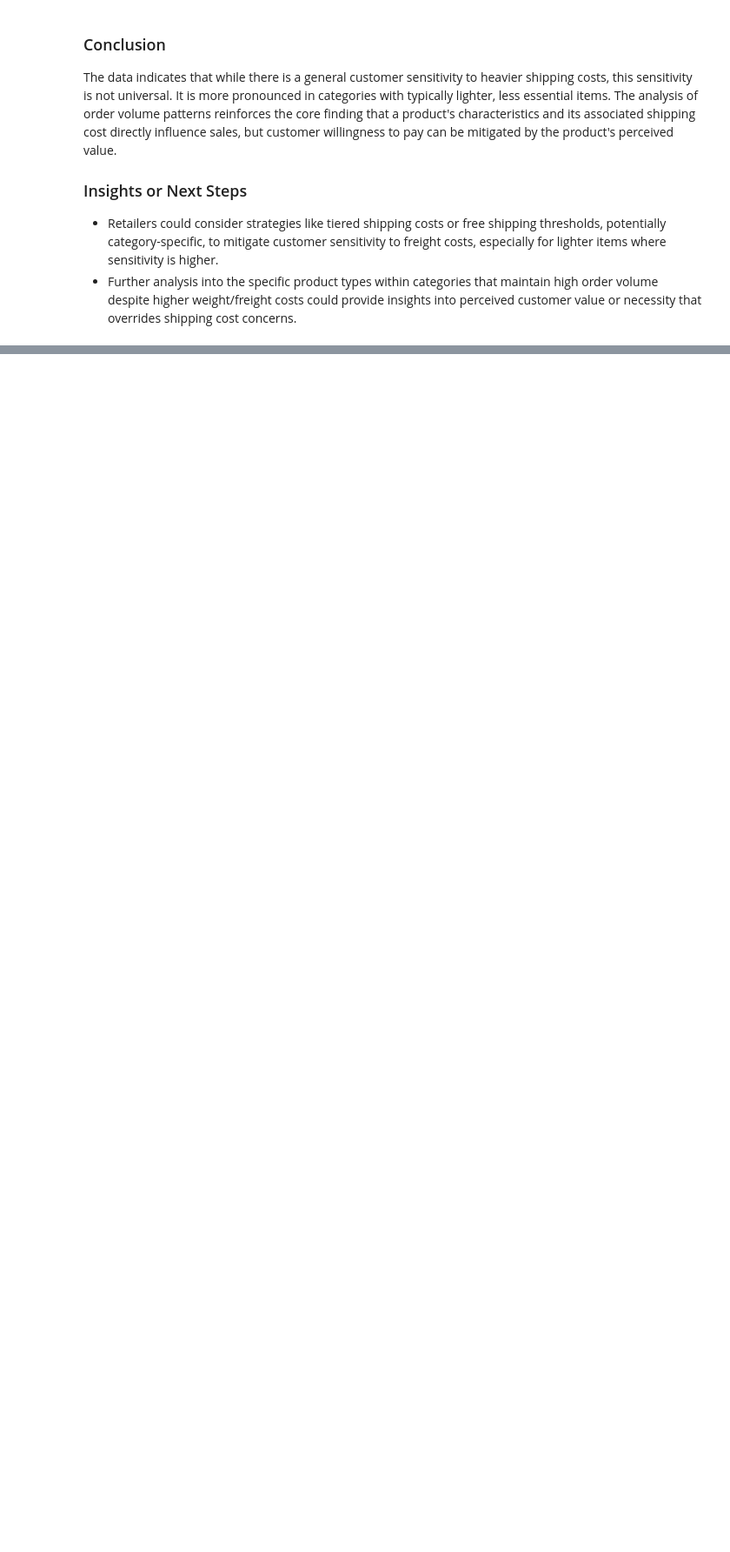
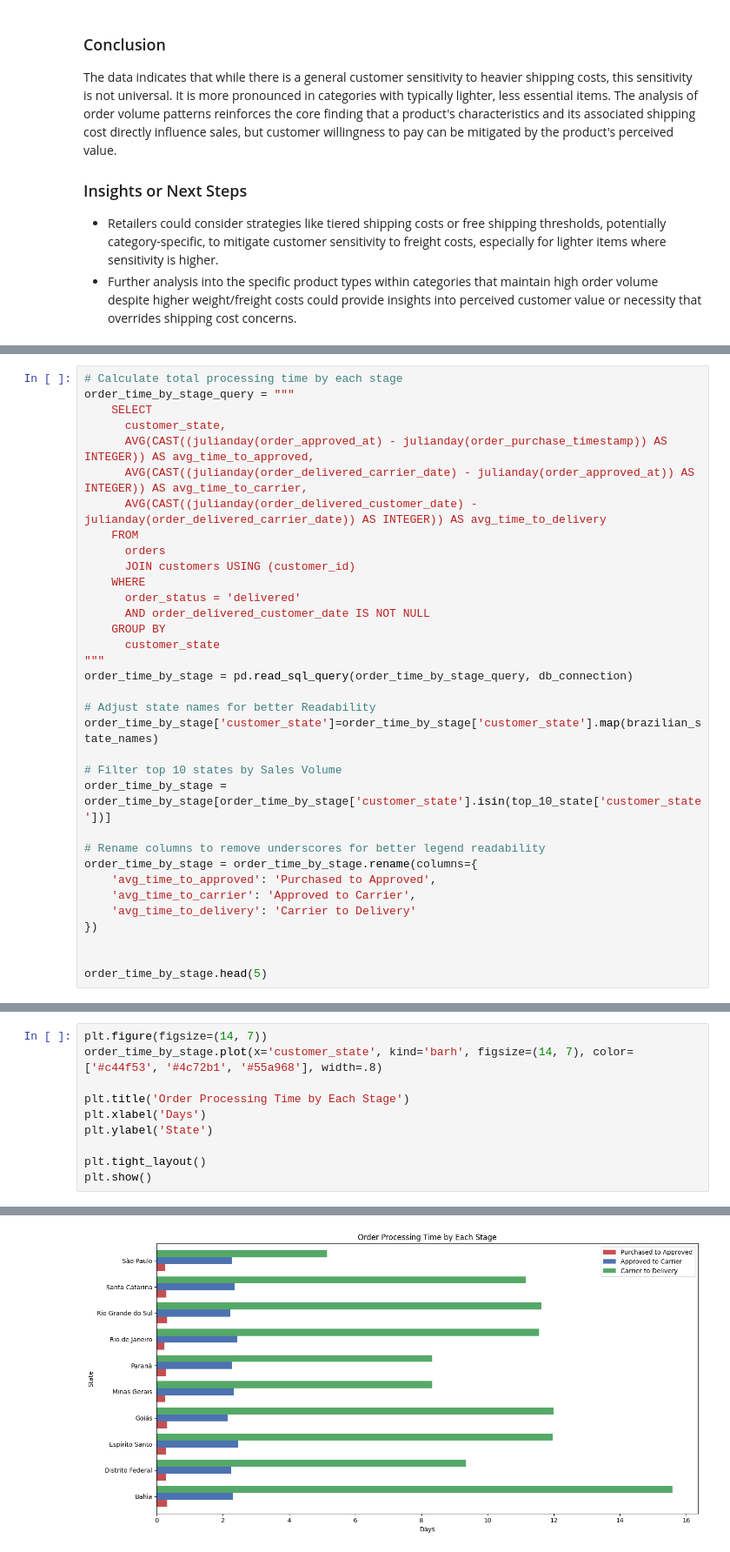
Before and after one commit to andy-nguyen-21/BrazilianE-Commerce, a Jupyter notebook: E_commerce_data_analyst.ipynb, the cells around one changed output, grey strips where cells are left out. Shown at 87% size. Saved outputs shown, nothing was run; the diff lists cells and outputs as text; blank space fills up the shorter version.

```diff
--- a/E_commerce_data_analyst.ipynb
+++ b/E_commerce_data_analyst.ipynb
@@ -981,0 +1040,34 @@ The data indicates that while there is a general customer sensitivity to heavier
+# %%
+# Calculate total processing time by each stage
+order_time_by_stage_query = """
+    SELECT
+      customer_state,
+      AVG(CAST((julianday(order_approved_at) - julianday(order_purchase_timestamp)) AS INTEGER)) AS avg_time_to_approved,
+      AVG(CAST((julianday(order_delivered_carrier_date) - julianday(order_approved_at)) AS INTEGER)) AS avg_time_to_carrier,
+      AVG(CAST((julianday(order_delivered_customer_date) - julianday(order_delivered_carrier_date)) AS INTEGER)) AS avg_time_to_delivery
+    FROM
+      orders
+      JOIN customers USING (customer_id)
+    WHERE
+      order_status = 'delivered'
+      AND order_delivered_customer_date IS NOT NULL
+    GROUP BY
+      customer_state
+"""
+order_time_by_stage = pd.read_sql_query(order_time_by_stage_query, db_connection)
+
+# Adjust state names for better Readability
+order_time_by_stage['customer_state']=order_time_by_stage['customer_state'].map(brazilian_state_names)
+
+# Filter top 10 states by Sales Volume
+order_time_by_stage = order_time_by_stage[order_time_by_stage['customer_state'].isin(top_10_state['customer_state'])]
+
+# Rename columns to remove underscores for better legend readability
+order_time_by_stage = order_time_by_stage.rename(columns={
+    'avg_time_to_approved': 'Purchased to Approved',
+    'avg_time_to_carrier': 'Approved to Carrier',
+    'avg_time_to_delivery': 'Carrier to Delivery'
+})
+
+
+order_time_by_stage.head(5)
@@ -981,0 +1114,11 @@ The data indicates that while there is a general customer sensitivity to heavier
+# %%
+plt.figure(figsize=(14, 7))
+order_time_by_stage.plot(x='customer_state', kind='barh', figsize=(14, 7), color=['#c44f53', '#4c72b1', '#55a968'], width=.8)
+
+plt.title('Order Processing Time by Each Stage')
+plt.xlabel('Days')
+plt.ylabel('State')
+
+plt.tight_layout()
+plt.show()
+# %% [output]
@@ -981,0 +1126 @@ The data indicates that while there is a general customer sensitivity to heavier
+[figure, added]
```
Also changed, not shown: parts of 13 cells of this notebook.
